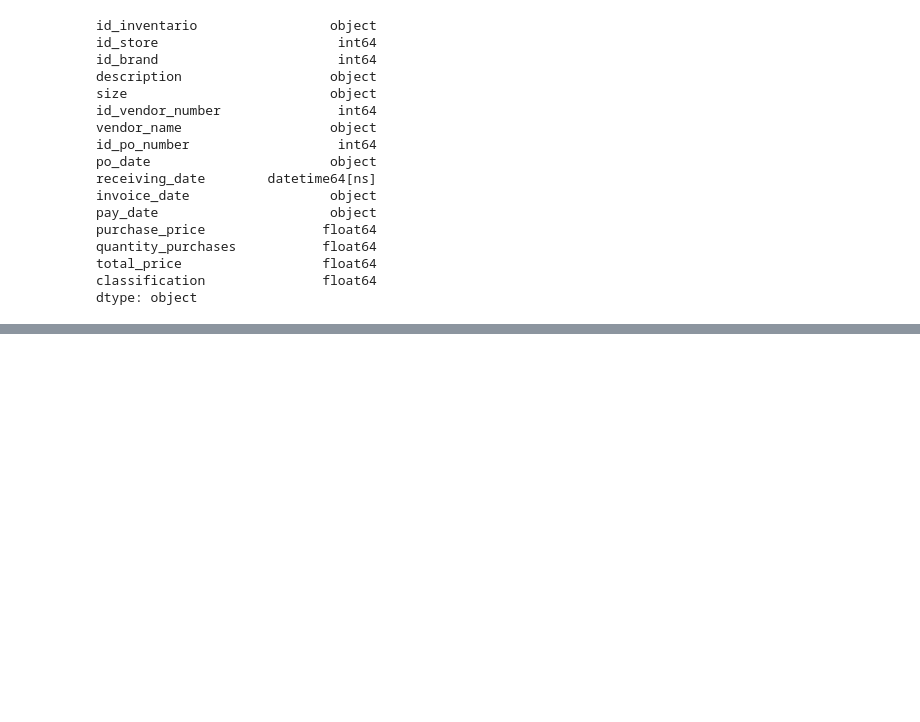
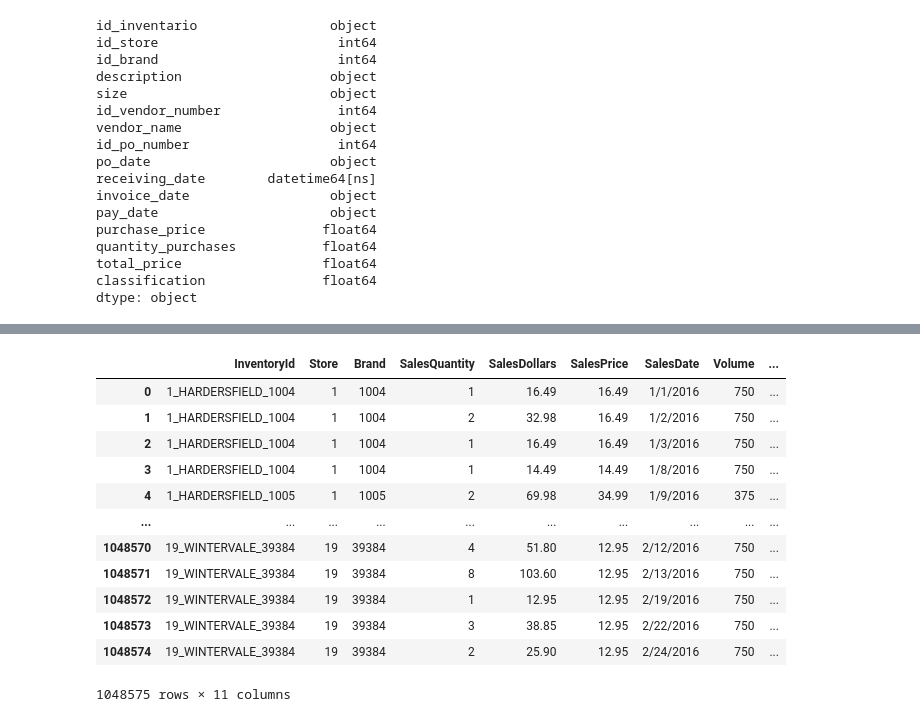
Before and after one commit to German-Presa/Grupo02-DAFT10, a Jupyter notebook: spirit_liquors.ipynb, the cells around one changed output, grey strips where cells are left out. Drawn from its saved outputs; the diff is of its cells as text; code cells hidden in the pictures; blank space fills up the shorter version.

```diff
--- a/spirit_liquors.ipynb
+++ b/spirit_liquors.ipynb
@@ -2208,0 +2213,6 @@ finally:
+# %%
+import pandas as pd
+
+df = pd.read_csv(r'C:\Users\diald\OneDrive\Diego\SoyHENRY\PF\DATASETDescarga\SalesFINAL12312016.csv')
+
+df.head()
@@ -2208,0 +2278,18 @@ finally:
+# %%
+# Se eliminan las columnas que no son necesarias ya que contienen una tabla normalizada con los mismos datos
+df_cleaned=df.drop(columns=['Description','Size','VendorName'])
+df_cleaned
+# %% [output]
+|  | InventoryId | Store | Brand | SalesQuantity | SalesDollars | SalesPrice | SalesDate | Volume | ... |
+| 0 | 1_HARDERSFIELD_1004 | 1 | 1004 | 1 | 16.49 | 16.49 | 1/1/2016 | 750 | ... |
+| 1 | 1_HARDERSFIELD_1004 | 1 | 1004 | 2 | 32.98 | 16.49 | 1/2/2016 | 750 | ... |
+| 2 | 1_HARDERSFIELD_1004 | 1 | 1004 | 1 | 16.49 | 16.49 | 1/3/2016 | 750 | ... |
+| 3 | 1_HARDERSFIELD_1004 | 1 | 1004 | 1 | 14.49 | 14.49 | 1/8/2016 | 750 | ... |
+| 4 | 1_HARDERSFIELD_1005 | 1 | 1005 | 2 | 69.98 | 34.99 | 1/9/2016 | 375 | ... |
+| ... | ... | ... | ... | ... | ... | ... | ... | ... | ... |
+| 1048570 | 19_WINTERVALE_39384 | 19 | 39384 | 4 | 51.80 | 12.95 | 2/12/2016 | 750 | ... |
+| 1048571 | 19_WINTERVALE_39384 | 19 | 39384 | 8 | 103.60 | 12.95 | 2/13/2016 | 750 | ... |
+| 1048572 | 19_WINTERVALE_39384 | 19 | 39384 | 1 | 12.95 | 12.95 | 2/19/2016 | 750 | ... |
+| 1048573 | 19_WINTERVALE_39384 | 19 | 39384 | 3 | 38.85 | 12.95 | 2/22/2016 | 750 | ... |
+| 1048574 | 19_WINTERVALE_39384 | 19 | 39384 | 2 | 25.90 | 12.95 | 2/24/2016 | 750 | ... |
+1048575 rows × 11 columns
```
Also changed, not shown: parts of 28 cells of this notebook.
